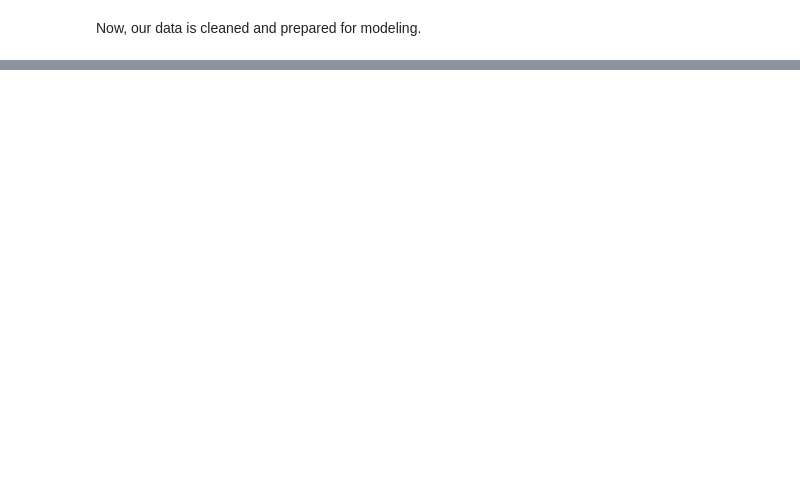
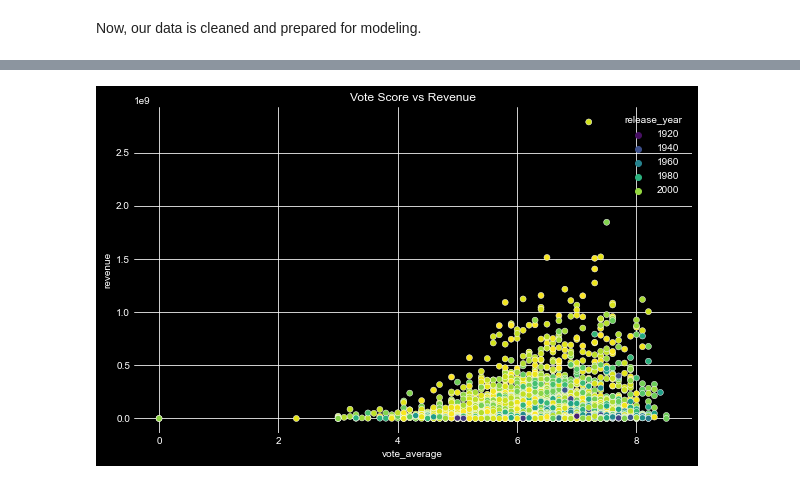
Before and after one commit to Assesa44/Movie-Revenue-Predictor, a Jupyter notebook: Notebooks/revenue_predictor.ipynb, the cells around one changed output, grey strips where cells are left out. Drawn from its saved outputs; the diff is of its cells as text; code cells hidden in the pictures; blank space fills up the shorter version.

```diff
--- a/Notebooks/revenue_predictor.ipynb
+++ b/Notebooks/revenue_predictor.ipynb
@@ -368,0 +515,5 @@ Now, our data is cleaned and prepared for modeling.
+# %%
+# Plot vote_score vs revenue.
+eda.vote_score_vs_revenue()
+# %% [output]
+[figure, added]
```
Also changed, not shown: parts of 19 cells of this notebook.
